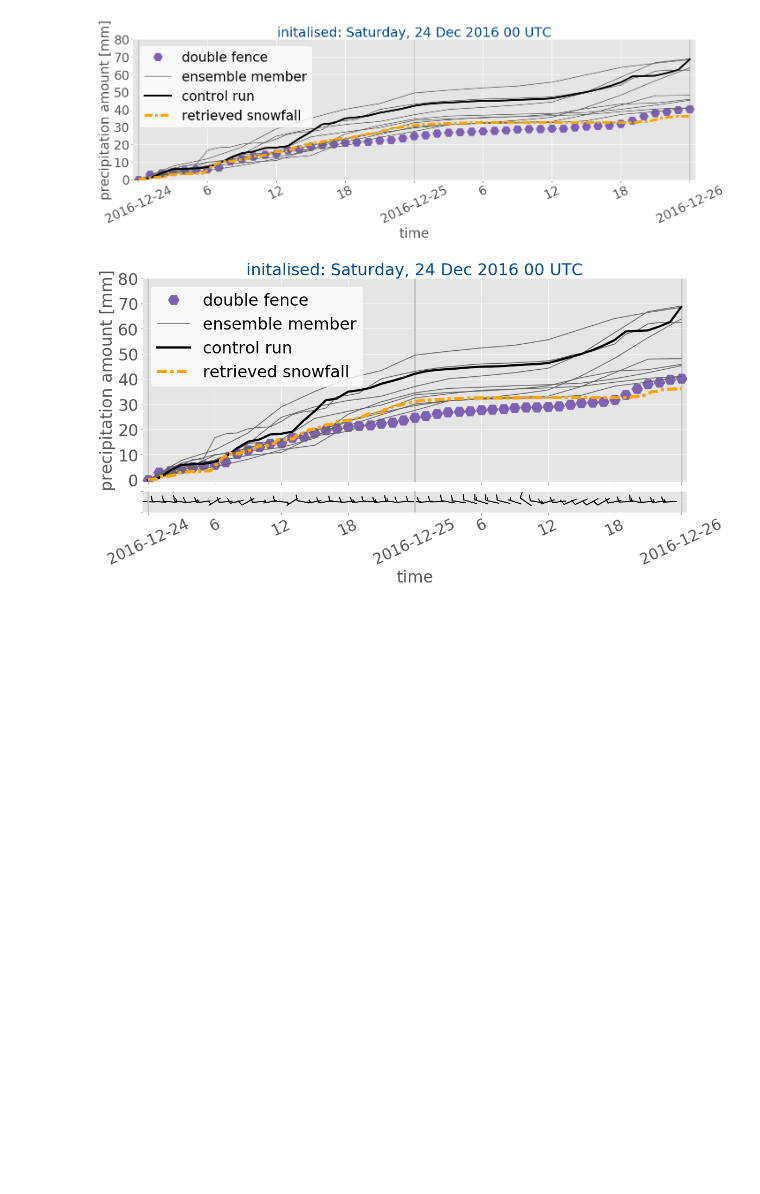
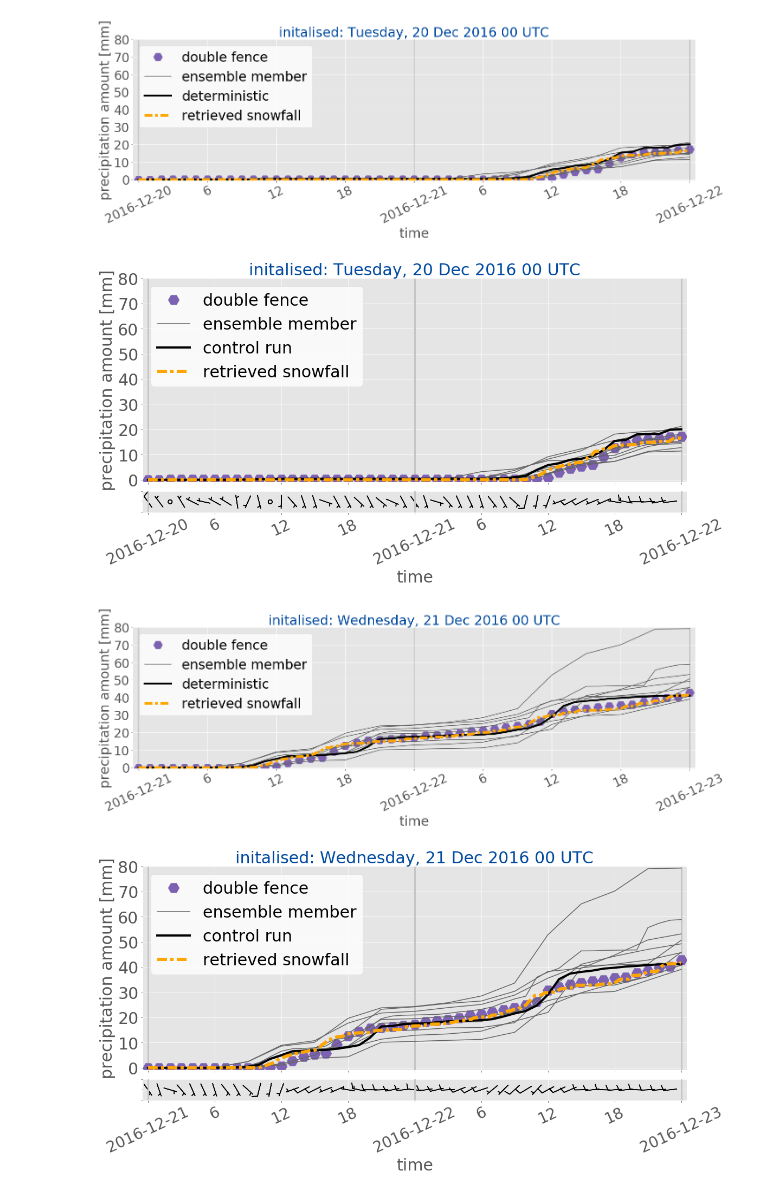
Before and after one commit to franzihe/Python_Masterthesis, a Jupyter notebook: Retrieval_MEPS/surface_EM09_DF_ret_plots.ipynb, the cells around one changed output. Drawn from its saved outputs; the diff is of its cells as text; code cells hidden in the pictures; blank space fills up the shorter version.

```diff
--- a/Retrieval_MEPS/surface_EM09_DF_ret_plots.ipynb
+++ b/Retrieval_MEPS/surface_EM09_DF_ret_plots.ipynb
@@ -139,7 +139,7 @@ y_wind_10m    = dict()
 lead_time_sfc = dict()
 title         = dict()
 # %%
-t = ['24']
+#t = ['24']
 for day in t:
 
 
@@ -154,8 +154,8 @@ for day in t:
 
 ### calculate accumulation from retrieval
 #srate = equiv_accum1[6,:]
-    srate1 = (equiv_accum1[2,:])
-    srate2 = (equiv_accum2[2,:])
+    srate1 = (equiv_accum1[0,:])
+    srate2 = (equiv_accum2[0,:])
 
 
 #srate[np.where(~np.isfinite(srate))] = 0.0
@@ -270,32 +270,34 @@ for day in t:
     elif savefig == 0:
         plt.show()
     plt.close()
 
     fig_name = 'acc_wind_%s%s%s_%s.png' %(year,month,ini_day,hh)
 #    spagh.spaghetti_sfc_dofe_wind(lead_time_sfc[0], lead_time_sfc, precipitation_amount_acc, tot, acc_ret,
 #                                x_wind_10m[0][:Xmax], y_wind_10m[0][:Xmax],
  #                                 xwind_WM, ywind_WM,
   #                           Xmax, day, var_name_sfc,
    #                     hour, mm, dy, yr, int(ini_day), unit, title, tid, dofe)
 
     spagh.spaghetti_sfc_dofe_wind(lead_time_sfc[0], lead_time_sfc, precipitation_amount_acc, tot, acc_ret,
                                   xwind_WM_gust, ywind_WM_gust,
                                   xwind_WM, ywind_WM,
                              Xmax, day, var_name_sfc,
                         hour, mm, dy, yr, int(ini_day), unit, title, tid, dofe)
 
 
     if savefig == 1:
         SF.save_figure_landscape(figdir, fig_name, form)
         print('plot saved: %s/%s' %(figdir,fig_name))
     elif savefig == 0:
         plt.show()
     plt.close()
 
 
 
     for ens_memb in range(0,10):
         fn_sfc[ens_memb].close()
 # %% [output]
-[figure, old version]
+[figure, new version]
-[figure, old version]
+[figure, new version]
+[figure, added]
+[figure, added]
```
Also changed, not shown: parts of 1 cell of this notebook, 2 other files.
